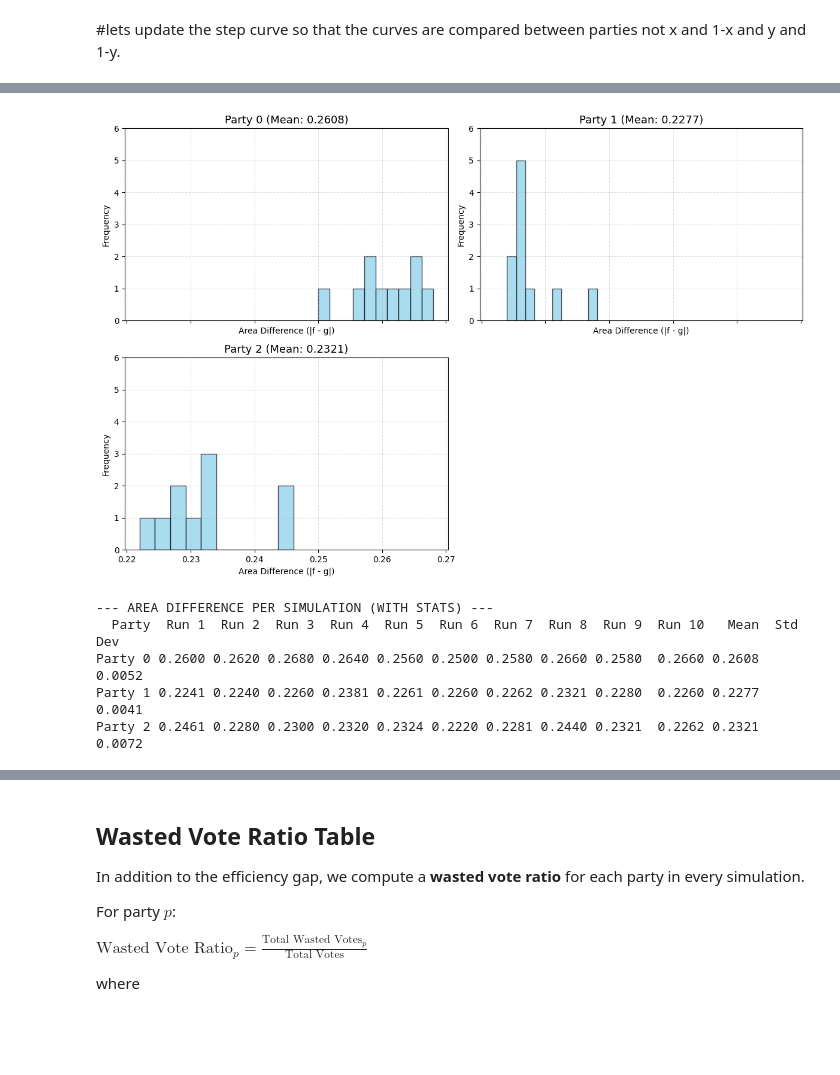
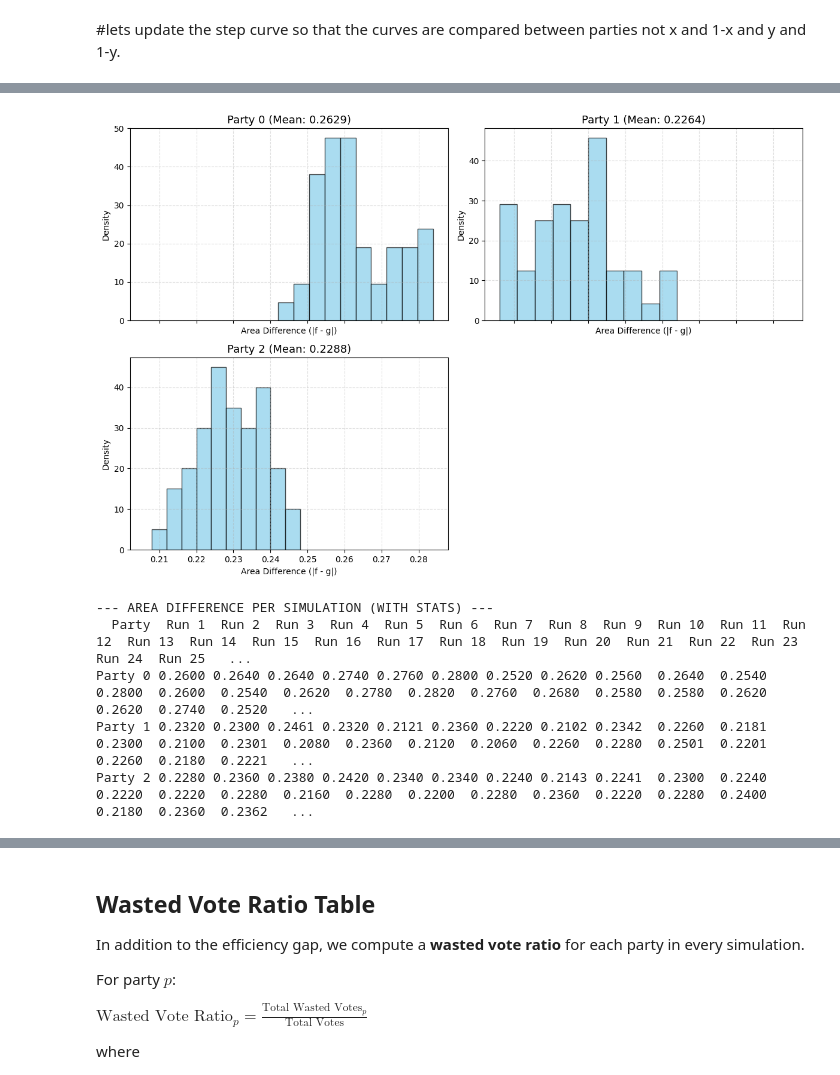
Before and after one commit to CarlLienert/SeniorCapstone, a Jupyter notebook: sim_6000NEW.ipynb, the cells around one changed output, grey strips where cells are left out. Saved outputs shown, nothing was run; the diff lists cells and outputs as text; code cells hidden in the pictures; blank space fills up the shorter version.

```diff
--- a/sim_6000NEW.ipynb
+++ b/sim_6000NEW.ipynb
@@ -14,7 +14,7 @@ WIDTH = 380
 HEIGHT = 280
 NUM_VOTERS = 1000       # Can change
 NUM_PARTIES = 3       # Can change
-NUM_DISTRICTS = 10
+NUM_DISTRICTS = 8
 VOTERS_PER_DISTRICT = NUM_VOTERS // NUM_DISTRICTS
 NUM_RUNS = 50          # Number of redistricting simulations
 
@@ -833,11 +833,11 @@ axes = axes.flatten()
 for d in range(n_districts):
     district_gaps = [all_efficiency_gaps[run][d] for run in range(NUM_RUNS)]
 
-    axes[d].hist(district_gaps, bins=NUM_RUNS, edgecolor='black', alpha=0.7)
+    axes[d].hist(district_gaps, bins=NUM_RUNS, edgecolor='black', alpha=0.7, density=True)
     axes[d].set_title(f"District {d}")
     axes[d].set_xlabel("Efficiency Gap")
-    axes[d].set_ylabel("Frequency")
-    axes[d].set_ylim(0, NUM_RUNS)  # FIXED vertical axis
+    axes[d].set_ylabel("Density")
+    #axes[d].set_ylim(0, 1)  # FIXED vertical axis
     axes[d].grid(True, linestyle="--", alpha=0.4)
 
 # Remove empty subplots
@@ -903,37 +903,37 @@ n_parties = len(PARTY_IDS)
 n_cols = 2
 n_rows = math.ceil(n_parties / n_cols)
 
 fig, axes = plt.subplots(n_rows, n_cols, figsize=(12, 4 * n_rows), sharex=True)
 axes = axes.flatten() if n_parties > 1 else [axes]
 
 # 3. Plot with synchronized Y-axis
 for i, party in enumerate(PARTY_IDS):
     data = all_data_points[party]
 
     if data:
         # Plot histogram
-        axes[i].hist(data, bins=10, alpha=0.7, color='skyblue', edgecolor='black')
+        axes[i].hist(data, bins=10, alpha=0.7, color='skyblue', edgecolor='black', density=True)
 
         # Calculate mean for title
         mean_val = np.mean(data)
         axes[i].set_title(f"{party} (Mean: {mean_val:.4f})", fontsize=13)
 
         # APPLY CONSISTENT Y-LIMIT
         # Adding 1 to max_freq gives a little breathing room at the top
-        axes[i].set_ylim(0, max_freq + 1)
+        #axes[i].set_ylim(0, max_freq + 1)
 
         axes[i].set_xlabel("Area Difference (|f - g|)")
-        axes[i].set_ylabel("Frequency")
+        axes[i].set_ylabel("Density")
         axes[i].grid(True, linestyle="--", alpha=0.4)
 
 # Hide extra subplots
 for j in range(i + 1, len(axes)):
     fig.delaxes(axes[j])
 
 plt.tight_layout()
 plt.show()
 # %% [output]
-[figure, old version]
+[figure, new version]
 # %%
 import pandas as pd
 import numpy as np
@@ -974,10 +974,10 @@ print(df_runs.to_string(index=False, float_format=lambda x: f"{x:.4f}"))
 # print(df_runs.set_index("Party").T)
 # %% [output]
 --- AREA DIFFERENCE PER SIMULATION (WITH STATS) ---
-  Party  Run 1  Run 2  Run 3  Run 4  Run 5  Run 6  Run 7  Run 8  Run 9  Run 10   Mean  Std Dev
-Party 0 0.2600 0.2620 0.2680 0.2640 0.2560 0.2500 0.2580 0.2660 0.2580  0.2660 0.2608   0.0052
-Party 1 0.2241 0.2240 0.2260 0.2381 0.2261 0.2260 0.2262 0.2321 0.2280  0.2260 0.2277   0.0041
-Party 2 0.2461 0.2280 0.2300 0.2320 0.2324 0.2220 0.2281 0.2440 0.2321  0.2262 0.2321   0.0072
+  Party  Run 1  Run 2  Run 3  Run 4  Run 5  Run 6  Run 7  Run 8  Run 9  Run 10  Run 11  Run 12  Run 13  Run 14  Run 15  Run 16  Run 17  Run 18  Run 19  Run 20  Run 21  Run 22  Run 23  Run 24  Run 25   ...
+Party 0 0.2600 0.2640 0.2640 0.2740 0.2760 0.2800 0.2520 0.2620 0.2560  0.2640  0.2540  0.2800  0.2600  0.2540  0.2620  0.2780  0.2820  0.2760  0.2680  0.2580  0.2580  0.2620  0.2620  0.2740  0.2520   ...
+Party 1 0.2320 0.2300 0.2461 0.2320 0.2121 0.2360 0.2220 0.2102 0.2342  0.2260  0.2181  0.2300  0.2100  0.2301  0.2080  0.2360  0.2120  0.2060  0.2260  0.2280  0.2501  0.2201  0.2260  0.2180  0.2221   ...
+Party 2 0.2280 0.2360 0.2380 0.2420 0.2340 0.2340 0.2240 0.2143 0.2241  0.2300  0.2240  0.2220  0.2220  0.2280  0.2160  0.2280  0.2200  0.2280  0.2360  0.2220  0.2280  0.2400  0.2180  0.2360  0.2362   ...
 # %%
 # ------------------------
 # VISUALIZE ONE RUN (NO OVERLAP)
```
Also changed, not shown: parts of 10 cells of this notebook.
